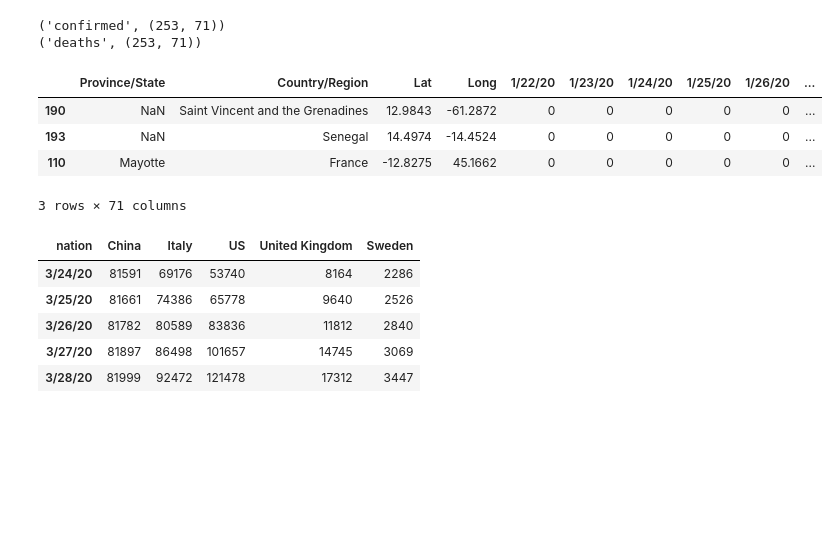
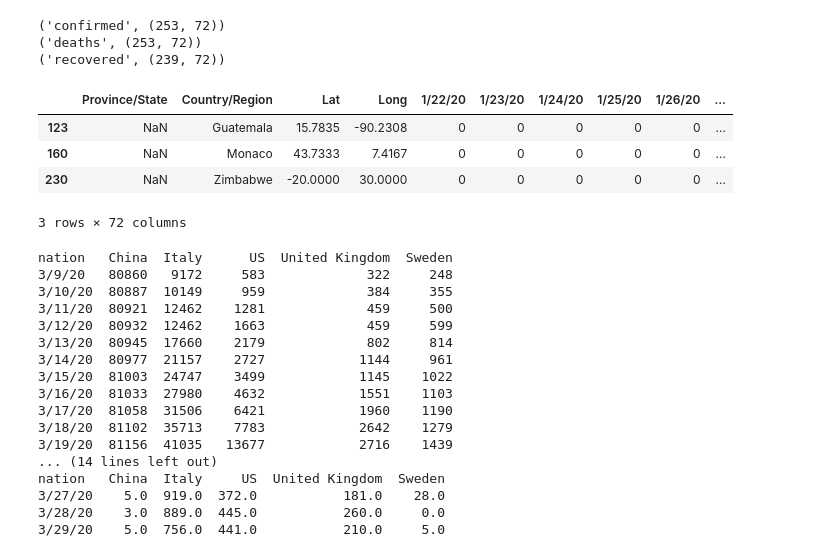
Before and after one commit to holypegasus/pytudes, a Jupyter notebook: COVID19.ipynb, the cells around one changed output. Saved outputs shown, nothing was run; the diff lists cells and outputs as text; code cells hidden in the pictures; blank space fills up the shorter version.

```diff
--- a/COVID19.ipynb
+++ b/COVID19.ipynb
@@ -1,24 +1,25 @@
 # %%
 import io, requests
 
 import pandas as pd
 
 URL_TEMPLATE = 'https://raw.githubusercontent.com/CSSEGISandData/COVID-19/master/csse_covid_19_data/csse_covid_19_time_series/time_series_covid19_%s_global.csv'
 def url2df(url,typ):
     content = requests.get(url%typ).content
     df = pd.read_csv(io.StringIO(content.decode('utf-8')))
     print((typ,df.shape))
     return df
-typ2df = dict((typ,url2df(URL_TEMPLATE,typ)) for typ in ['confirmed','deaths'])
+typ2df = dict((typ,url2df(URL_TEMPLATE,typ)) for typ in ['confirmed','deaths','recovered'])
 typ2df['deaths'].sample(3)
 # %% [output]
-('confirmed', (253, 71))
-('deaths', (253, 71))
+('confirmed', (253, 72))
+('deaths', (253, 72))
+('recovered', (239, 72))
 |  | Province/State | Country/Region | Lat | Long | 1/22/20 | 1/23/20 | 1/24/20 | 1/25/20 | 1/26/20 | ... |
-| 190 | NaN | Saint Vincent and the Grenadines | 12.9843 | -61.2872 | 0 | 0 | 0 | 0 | 0 | ... |
-| 193 | NaN | Senegal | 14.4974 | -14.4524 | 0 | 0 | 0 | 0 | 0 | ... |
-| 110 | Mayotte | France | -12.8275 | 45.1662 | 0 | 0 | 0 | 0 | 0 | ... |
+| 123 | NaN | Guatemala | 15.7835 | -90.2308 | 0 | 0 | 0 | 0 | 0 | ... |
+| 160 | NaN | Monaco | 43.7333 | 7.4167 | 0 | 0 | 0 | 0 | 0 | ... |
+| 230 | NaN | Zimbabwe | -20.0000 | 30.0000 | 0 | 0 | 0 | 0 | 0 | ... |
-3 rows × 71 columns
+3 rows × 72 columns
 # %%
 KVS_ID = {
   'Country/Region':'nation',
@@ -44,20 +45,37 @@ def r2c(df,groupby_nation=True):
       .T
       )
 
-nations = ['China','Italy','US'
+nations = ['China'
+  ,'Italy','US'
   ,'United Kingdom', 'Sweden',
 #   ,'Spain','France','Germany'
   ]
 df_cases = r2c(typ2df['confirmed'])[nations]
 df_deaths = r2c(typ2df['deaths'])[nations]
-df_cases.tail(5)
+df_recover = r2c(typ2df['recovered'])[nations]
+df_out = df_deaths + df_recover
+df_d_deaths = df_deaths-df_deaths.shift(1)
+print(df_cases.tail(21))
+print(df_out.tail(3))
+print(df_d_deaths.tail(3))
 # %% [output]
-| nation | China | Italy | US | United Kingdom | Sweden |
-| 3/24/20 | 81591 | 69176 | 53740 | 8164 | 2286 |
-| 3/25/20 | 81661 | 74386 | 65778 | 9640 | 2526 |
-| 3/26/20 | 81782 | 80589 | 83836 | 11812 | 2840 |
-| 3/27/20 | 81897 | 86498 | 101657 | 14745 | 3069 |
-| 3/28/20 | 81999 | 92472 | 121478 | 17312 | 3447 |
+nation   China  Italy      US  United Kingdom  Sweden
+3/9/20   80860   9172     583             322     248
+3/10/20  80887  10149     959             384     355
+3/11/20  80921  12462    1281             459     500
+3/12/20  80932  12462    1663             459     599
+3/13/20  80945  17660    2179             802     814
+3/14/20  80977  21157    2727            1144     961
+3/15/20  81003  24747    3499            1145    1022
+3/16/20  81033  27980    4632            1551    1103
+3/17/20  81058  31506    6421            1960    1190
+3/18/20  81102  35713    7783            2642    1279
+3/19/20  81156  41035   13677            2716    1439
+... (14 lines left out)
+nation   China  Italy     US  United Kingdom  Sweden
+3/27/20    5.0  919.0  372.0           181.0    28.0
+3/28/20    3.0  889.0  445.0           260.0     0.0
+3/29/20    5.0  756.0  441.0           210.0     5.0
 # %%
 import matplotlib.pyplot as plt
 
```
Also changed, not shown: parts of 5 cells of this notebook.
